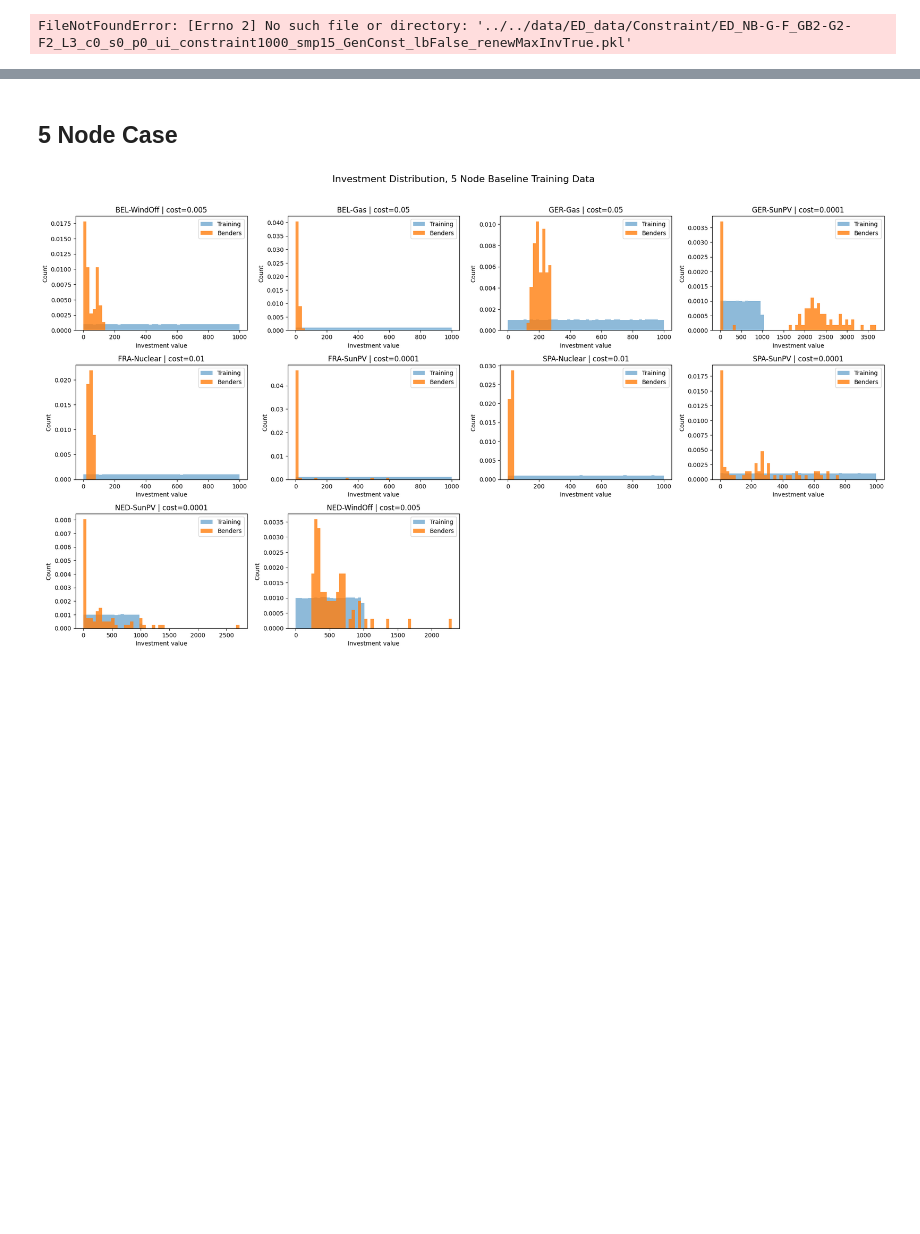
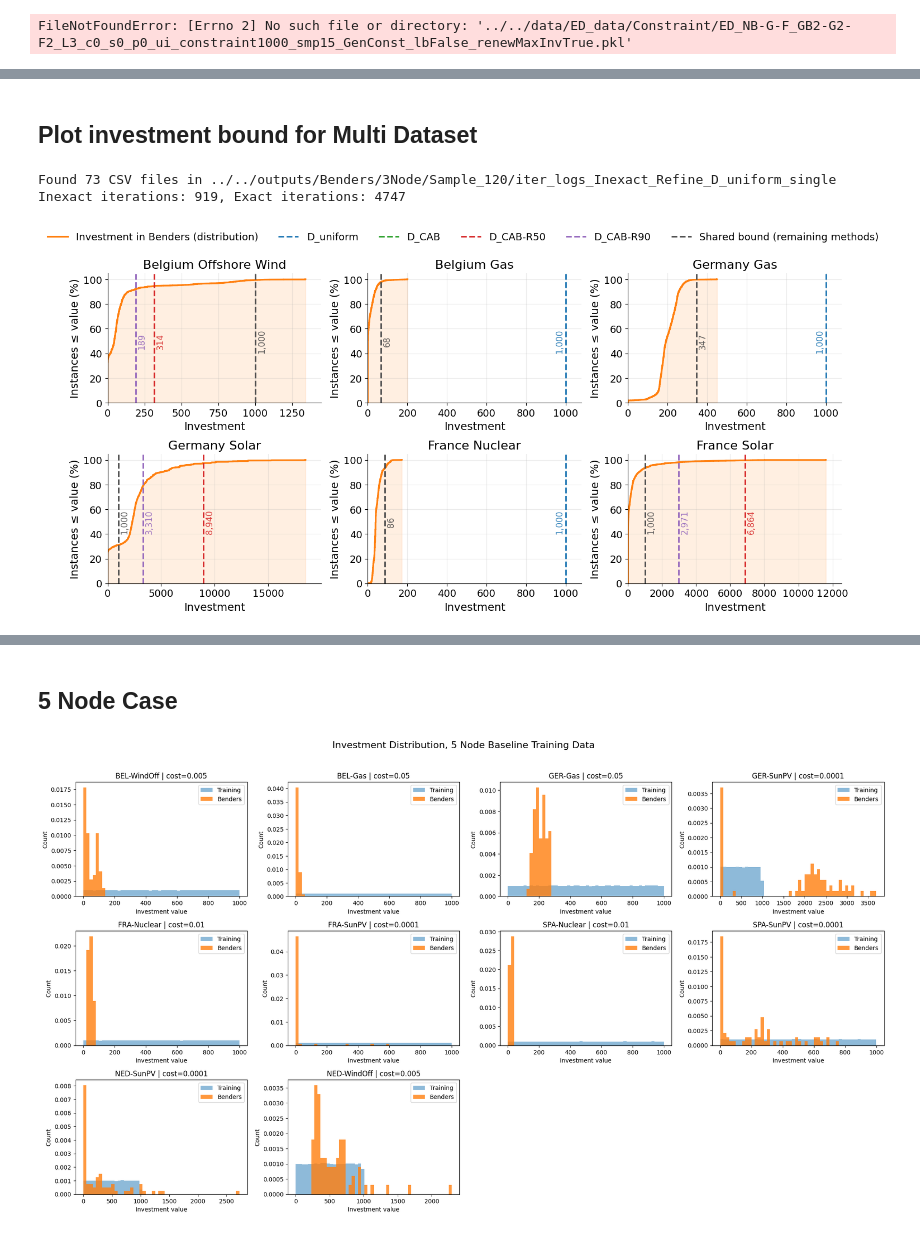
Before and after one commit to PeterrHH/ML-Enhanced-Benders, a Jupyter notebook: experiment-output/ch7/data_analysis.ipynb, the cells around one changed output, grey strips where cells are left out. Saved outputs shown, nothing was run; the diff lists cells and outputs as text; code cells hidden in the pictures; blank space fills up the shorter version.

```diff
--- a/experiment-output/ch7/data_analysis.ipynb
+++ b/experiment-output/ch7/data_analysis.ipynb
@@ -289,0 +209,2 @@ NameError: name 'plot_investment_dist' is not defined
+# %% [markdown]
+## Plot investment bound for Multi Dataset
@@ -289,0 +326,22 @@ NameError: name 'plot_investment_dist' is not defined
+# %%
+
+#benders_data_path = "../../outputs/Benders/3Node/Sample_1752/iter_logs_Exact_Exact"
+benders_data_path = "../../outputs/Benders/3Node/Sample_120/iter_logs_Inexact_Refine_D_uniform_single"
+plot_investment_ecdf_multi(
+    method_training_paths={
+        # "D_uniform / D_CAB": ".../uniform.pkl",
+        "D_uniform":         "../../data/ED_data/ED_NB-G-F_GB2-G2-F2_L3_c0_s0_p0_smp15.pkl",
+        "D_CAB":             "../../data/ED_data/Constraint/3Loc/ED_NB-G-F_GB2-G2-F2_L3_c0_s0_p0_ui_constraint1000_smp15_GenConst_lbFalse_renewMaxInvTrue.pkl",
+        "D_CAB-R50":         "../../data/ED_data/Constraint/3Loc/ED_NB-G-F_GB2-G2-F2_L3_c0_s0_p0_ui_constraint10000_smp15_GenConst_lbFalse_renewPerc50_Label.pkl",
+        "D_CAB-R90":         "../../data/ED_data/Constraint/3Loc/ED_NB-G-F_GB2-G2-F2_L3_c0_s0_p0_ui_constraint10000_smp15_GenConst_lbFalse_renewPerc90_Label.pkl",
+    },
+    config_path=config_path,
+    benders_csv_path=benders_data_path,
+    # annotate_lines=True,
+    mode="exact",
+    save_path="investment-bound-plot.png",
+)
+# %% [output]
+Found 73 CSV files in ../../outputs/Benders/3Node/Sample_120/iter_logs_Inexact_Refine_D_uniform_single
+Inexact iterations: 919, Exact iterations: 4747
+[figure, added]
```
Also changed, not shown: parts of 6 cells of this notebook, 12 other files.
